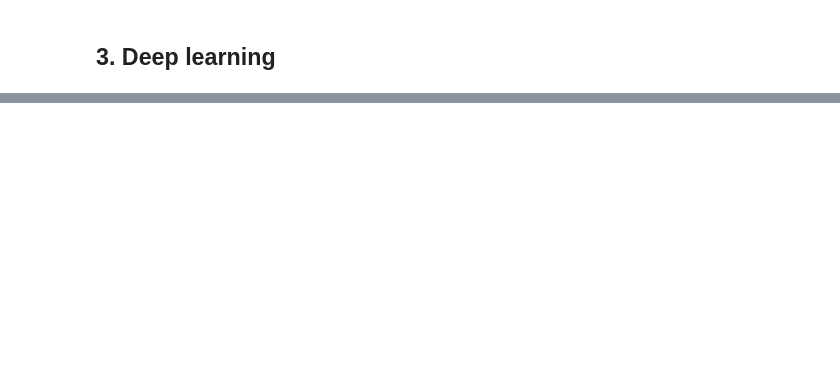
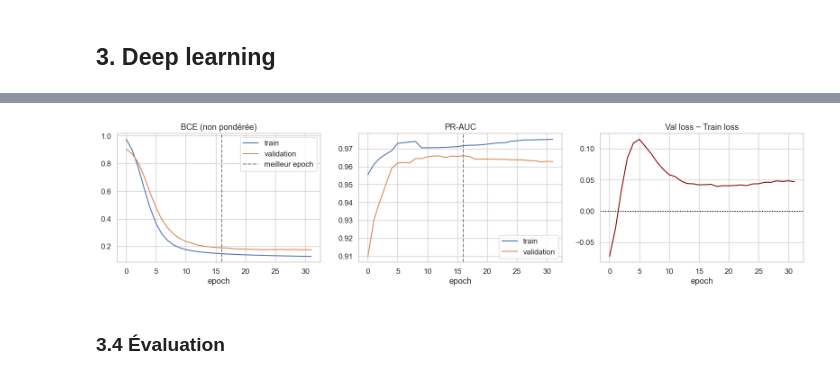
Before and after one commit to HinBenjamin/Projet_ML_and_DL, a Jupyter notebook: notebooks/exploration_benjamin.ipynb, the cells around one changed output, grey strips where cells are left out. Saved outputs shown, nothing was run; the diff lists cells and outputs as text; code cells hidden in the pictures; blank space fills up the shorter version.

```diff
--- a/notebooks/exploration_benjamin.ipynb
+++ b/notebooks/exploration_benjamin.ipynb
@@ -175,0 +319,32 @@ Observé
+# %%
+fig, axes = plt.subplots(1, 3, figsize=(16, 4))
+
+# 1. Loss train vs validation
+axes[0].plot(history["train_loss"], label="train")
+axes[0].plot(history["val_loss"], label="validation")
+axes[0].axvline(best_epoch, ls="--", color="grey", label="meilleur epoch")
+axes[0].set_title("BCE (non pondérée)")
+axes[0].set_xlabel("epoch")
+axes[0].legend()
+
+# 2. PR-AUC train vs validation
+axes[1].plot(history["train_pr_auc"], label="train")
+axes[1].plot(history["val_pr_auc"], label="validation")
+axes[1].axvline(best_epoch, ls="--", color="grey")
+axes[1].set_title("PR-AUC")
+axes[1].set_xlabel("epoch")
+axes[1].legend()
+
+# 3. Écart de généralisation
+gap = np.array(history["val_loss"]) - np.array(history["train_loss"])
+axes[2].plot(gap, color="darkred")
+axes[2].set_title("Val loss − Train loss")
+axes[2].set_xlabel("epoch")
+axes[2].axhline(0, ls=":", color="black")
+
+plt.tight_layout()
+plt.show()
+# %% [output]
+[figure, added]
+# %% [markdown]
+### 3.4 Évaluation
```
Also changed, not shown: parts of 14 cells of this notebook.
